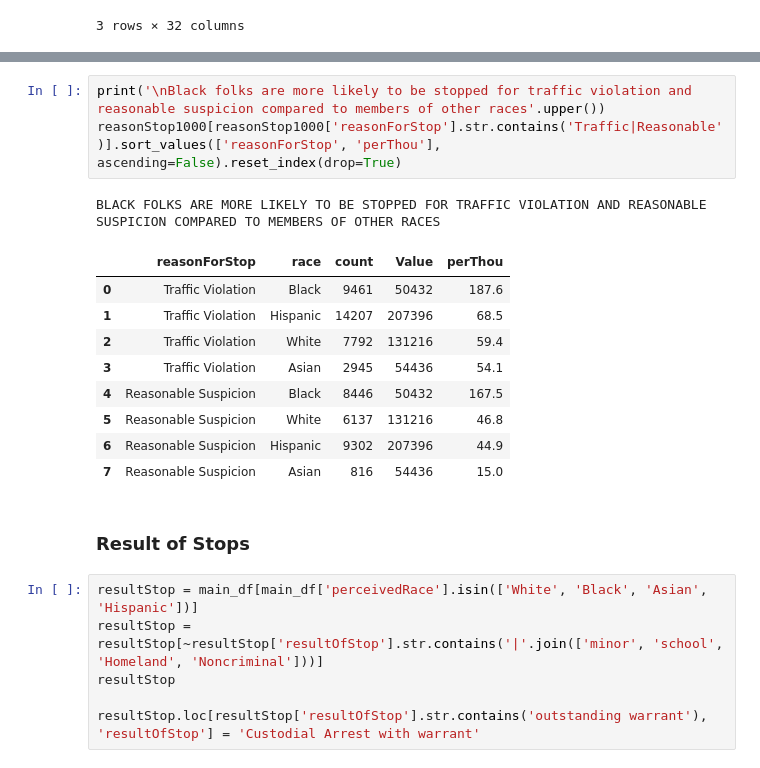
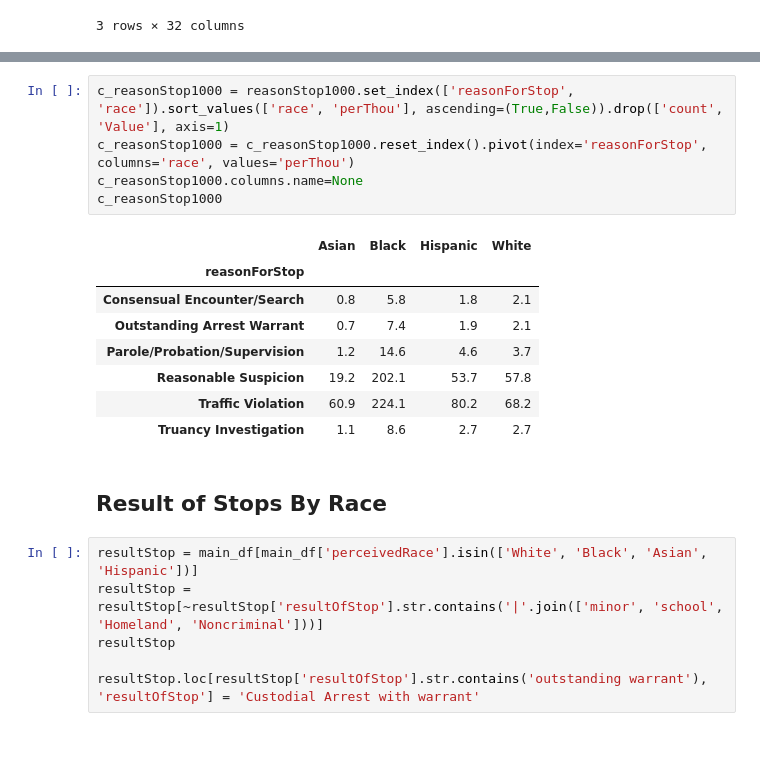
Before and after one commit to tsamba120/Long-Beach-Policing-Analysis, a Jupyter notebook: notebooks/lbpd_eda.ipynb, the cells around one changed output, grey strips where cells are left out. Drawn from its saved outputs; the diff is of its cells as text; blank space fills up the shorter version.

```diff
--- a/notebooks/lbpd_eda.ipynb
+++ b/notebooks/lbpd_eda.ipynb
@@ -232,19 +217,19 @@ plt.title('Frequency of Police Stop By Reason & Race (Per Thousand)');
-# %%
-print('\nBlack folks are more likely to be stopped for traffic violation and reasonable suspicion compared to members of other races'.upper())
-reasonStop1000[reasonStop1000['reasonForStop'].str.contains('Traffic|Reasonable')].sort_values(['reasonForStop', 'perThou'], ascending=False).reset_index(drop=True)
-# %% [output]
-BLACK FOLKS ARE MORE LIKELY TO BE STOPPED FOR TRAFFIC VIOLATION AND REASONABLE SUSPICION COMPARED TO MEMBERS OF OTHER RACES
-|  | reasonForStop | race | count | Value | perThou |
-| 0 | Traffic Violation | Black | 9461 | 50432 | 187.6 |
-| 1 | Traffic Violation | Hispanic | 14207 | 207396 | 68.5 |
-| 2 | Traffic Violation | White | 7792 | 131216 | 59.4 |
-| 3 | Traffic Violation | Asian | 2945 | 54436 | 54.1 |
-| 4 | Reasonable Suspicion | Black | 8446 | 50432 | 167.5 |
-| 5 | Reasonable Suspicion | White | 6137 | 131216 | 46.8 |
-| 6 | Reasonable Suspicion | Hispanic | 9302 | 207396 | 44.9 |
-| 7 | Reasonable Suspicion | Asian | 816 | 54436 | 15.0 |
+# %%
+c_reasonStop1000 = reasonStop1000.set_index(['reasonForStop', 'race']).sort_values(['race', 'perThou'], ascending=(True,False)).drop(['count', 'Value'], axis=1)
+c_reasonStop1000 = c_reasonStop1000.reset_index().pivot(index='reasonForStop', columns='race', values='perThou')
+c_reasonStop1000.columns.name=None
+c_reasonStop1000
+# %% [output]
+|  | Asian | Black | Hispanic | White |
+| reasonForStop |  |  |  |  |
+| Consensual Encounter/Search | 0.8 | 5.8 | 1.8 | 2.1 |
+| Outstanding Arrest Warrant | 0.7 | 7.4 | 1.9 | 2.1 |
+| Parole/Probation/Supervision | 1.2 | 14.6 | 4.6 | 3.7 |
+| Reasonable Suspicion | 19.2 | 202.1 | 53.7 | 57.8 |
+| Traffic Violation | 60.9 | 224.1 | 80.2 | 68.2 |
+| Truancy Investigation | 1.1 | 8.6 | 2.7 | 2.7 |
 # %% [markdown]
-### Result of Stops
+## Result of Stops By Race
 # %%
 resultStop = main_df[main_df['perceivedRace'].isin(['White', 'Black', 'Asian', 'Hispanic'])]
 resultStop = resultStop[~resultStop['resultOfStop'].str.contains('|'.join(['minor', 'school', 'Homeland', 'Noncriminal']))]
```
Also changed, not shown: parts of 23 cells of this notebook.
